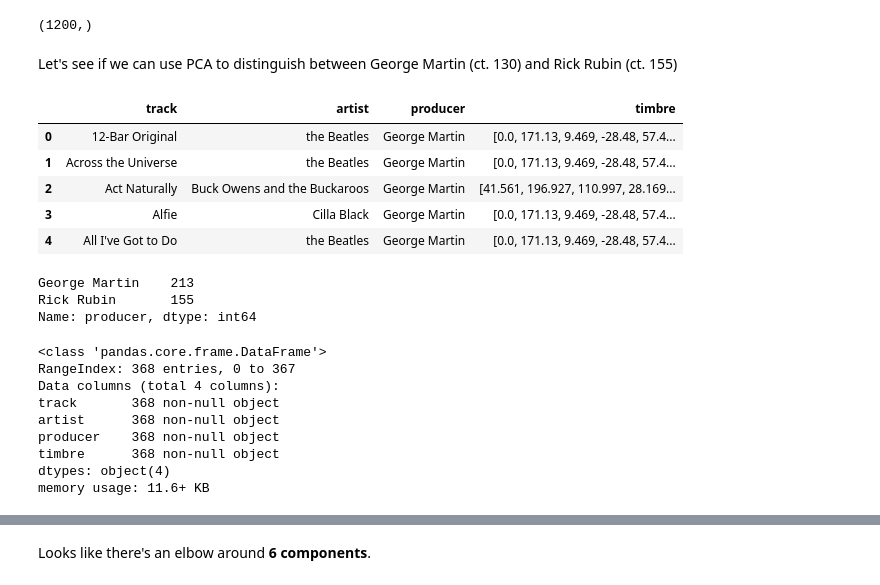
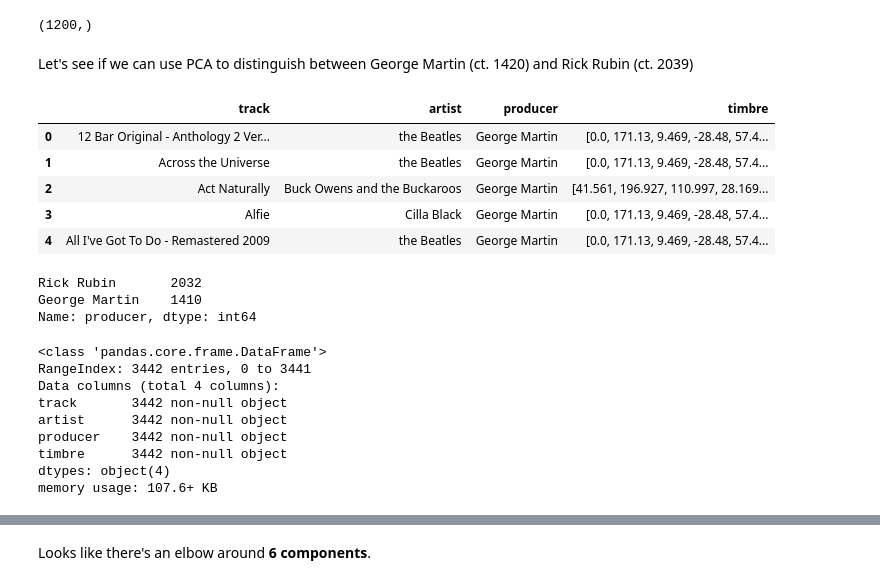
Before and after one commit to mhfisch/production-value, a Jupyter notebook: first_model.ipynb, the cells around one changed output, grey strips where cells are left out. Saved outputs shown, nothing was run; the diff lists cells and outputs as text; code cells hidden in the pictures.

```diff
--- a/first_model.ipynb
+++ b/first_model.ipynb
@@ -68,65 +83,74 @@ timbre.flatten().shape
 # %% [output]
 (1200,)
 # %% [markdown]
-Let's see if we can use PCA to distinguish between George Martin (ct. 130) and Rick Rubin (ct. 155)
+Let's see if we can use PCA to distinguish between George Martin (ct. 1420) and Rick Rubin (ct. 2039)
 # %%
 gm = collection.find({'producer':'George Martin'})
 rr = collection.find({'producer':'Rick Rubin'})
+# %%
+for song in gm:
+    print (song)
 # %%
 tracks = []
 artists = []
 producers = []
 timbres = []
 collections = [gm, rr]
 
 for collection in collections:
     for song in collection:
         track = song['track']
         artist = song['artist']
         producer = song['producer']
 
         timbre_list=[]
-        for i in range(80):
-            timbre_list.append(song['audio_analysis']['segments'][i]['timbre'])
-        timbre = np.concatenate(timbre_list, axis=0)
 
-        tracks.append(track)
-        artists.append(artist)
-        producers.append(producer)
-        timbres.append(timbre)
+        #songs must have at least 80 segments to be in the analysis
+        if len((song['audio_analysis']['segments'])) >= 80:
+            for i in range(80):
+                try:
+                    timbre_list.append(song['audio_analysis']['segments'][i]['timbre'])
+                except:
+                    continue
+            timbre = np.concatenate(timbre_list, axis=0)
+
+            tracks.append(track)
+            artists.append(artist)
+            producers.append(producer)
+            timbres.append(timbre)
 
 producer_dict = {}
 producer_dict['track'] = tracks
 producer_dict['artist'] = artists
 producer_dict['producer'] = producers
 producer_dict['timbre'] = timbres
 
 producer_df = pd.DataFrame(producer_dict)
 
 producer_df.head()
 # %% [output]
 |  | track | artist | producer | timbre |
-| 0 | 12-Bar Original | the Beatles | George Martin | [0.0, 171.13, 9.469, -28.48, 57.4... |
+| 0 | 12 Bar Original - Anthology 2 Ver... | the Beatles | George Martin | [0.0, 171.13, 9.469, -28.48, 57.4... |
 | 1 | Across the Universe | the Beatles | George Martin | [0.0, 171.13, 9.469, -28.48, 57.4... |
 | 2 | Act Naturally | Buck Owens and the Buckaroos | George Martin | [41.561, 196.927, 110.997, 28.169... |
 | 3 | Alfie | Cilla Black | George Martin | [0.0, 171.13, 9.469, -28.48, 57.4... |
-| 4 | All I've Got to Do | the Beatles | George Martin | [0.0, 171.13, 9.469, -28.48, 57.4... |
+| 4 | All I've Got To Do - Remastered 2009 | the Beatles | George Martin | [0.0, 171.13, 9.469, -28.48, 57.4... |
 # %%
 producer_df.producer.value_counts()
 # %% [output]
-George Martin    213
-Rick Rubin       155
+Rick Rubin       2032
+George Martin    1410
 Name: producer, dtype: int64
 # %%
 producer_df.info()
 # %% [output]
 <class 'pandas.core.frame.DataFrame'>
-RangeIndex: 368 entries, 0 to 367
+RangeIndex: 3442 entries, 0 to 3441
 Data columns (total 4 columns):
-track       368 non-null object
-artist      368 non-null object
-producer    368 non-null object
-timbre      368 non-null object
+track       3442 non-null object
+artist      3442 non-null object
+producer    3442 non-null object
+timbre      3442 non-null object
 dtypes: object(4)
-memory usage: 11.6+ KB
+memory usage: 107.6+ KB
 # %%
```
Also changed, not shown: parts of 17 cells of this notebook.
